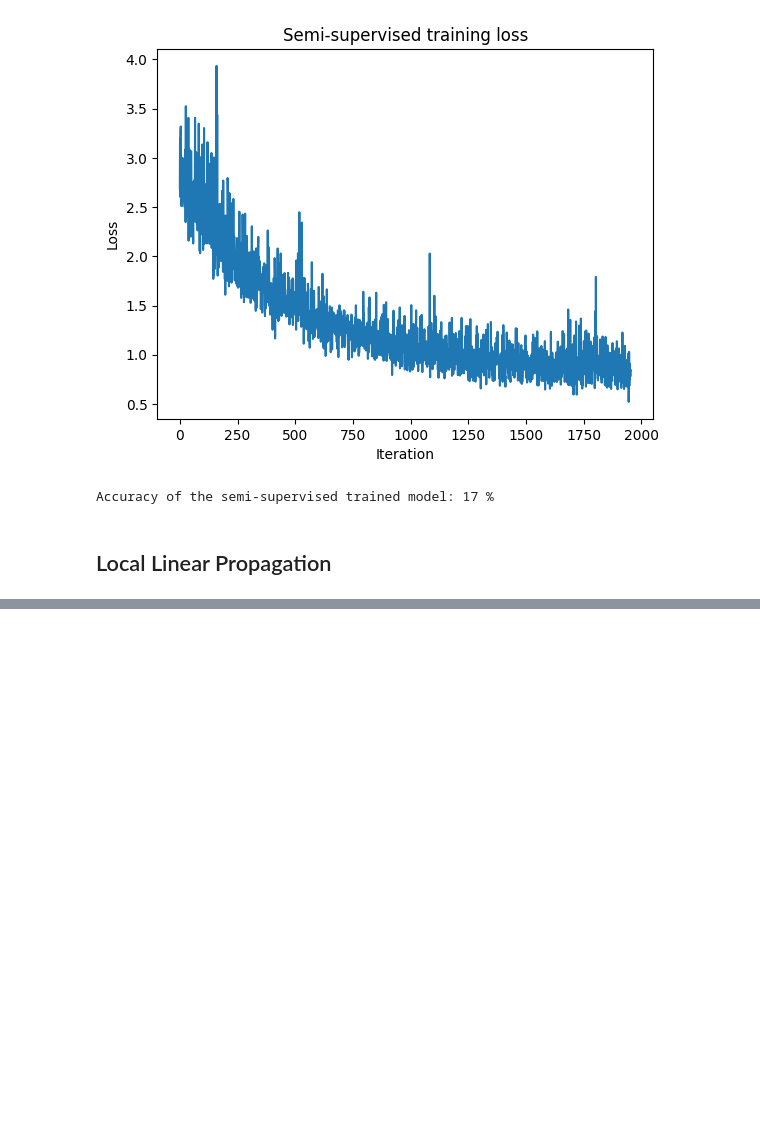
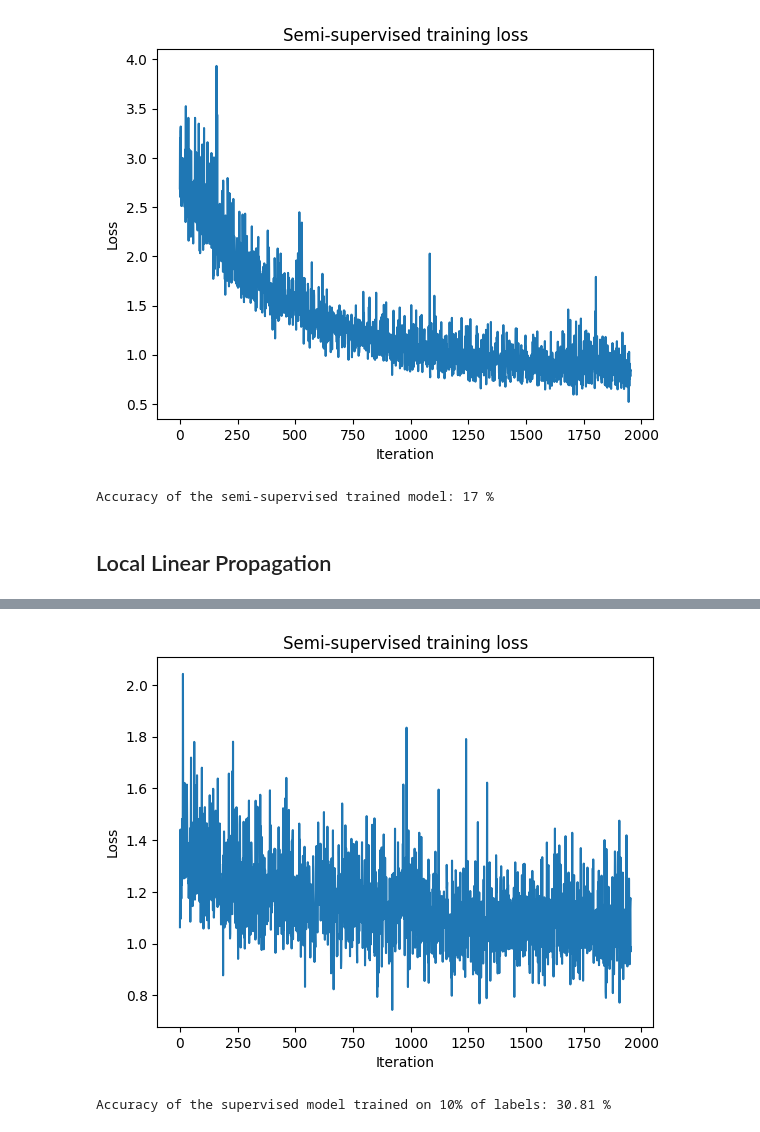
Before and after one commit to bill-l1/semi-supervised-cnn, a Jupyter notebook: cs484_final.ipynb, the cells around one changed output, grey strips where cells are left out. Cells and saved outputs as stored; diff of their text form; code cells hidden in the pictures; blank space fills up the shorter version.

```diff
--- a/cs484_final.ipynb
+++ b/cs484_final.ipynb
@@ -399,7 +411,7 @@ def LLP_pv(features, labels, k, T, temp, num_labels=10):
     distances = torch.cdist(unlabelled_features, labelled_features, p=2)
 
     # Find the k nearest neighbors for each point in x
-    _, indices = torch.topk(distances, k=min(k, len(only_labels)), largest=False)
+    # _, indices = torch.topk(distances, k=min(k, len(only_labels)), largest=False)
 
     # print(f"LLP indices (shape={indices.shape})")
 
@@ -419,7 +431,7 @@ def LLP_pv(features, labels, k, T, temp, num_labels=10):
     # print(f"piv (shape={piv.shape})")
 
     rho = torch.zeros(len(unlabelled_features), device=device)
-    _, T_nearest_indices = torch.topk(distances, k=min(T, len(only_labels)), largest=False)
+    _, T_nearest_indices = torch.topk(distances, k=min(max(T, K), len(only_labels)), largest=False)
     for vi, tn_to_v_idxs in enumerate(T_nearest_indices):
         for j in tn_to_v_idxs:
           rho[vi] += piv[vi, j]
@@ -435,7 +447,7 @@ def LLP_pv(features, labels, k, T, temp, num_labels=10):
     #         weights[v, j] = weight_term
     #         weights[v, j] /= torch.sum(piv[v])
 
-    for v, v_indices in enumerate(indices):
+    for v, v_indices in enumerate(T_nearest_indices[:, :min(K, T_nearest_indices.shape[1])]):
         for j in v_indices:
             weights[v][only_labels[j]] += piv[v, j] / rho[v]
 
@@ -467,9 +479,9 @@ semi_model_10.to(device)
 optimizer = torch.optim.SGD(semi_model_10.parameters(), lr=0.0001, momentum=0.9)
 ALPHA = 0.0001 # hyper parameter controlling weight of cluster loss
 NUM_EPOCHS = 5
-K = 10
-T = 25
-TEMP = 1000
+K = 5
+T = 10
+TEMP = 50
 
 losses = []
 
@@ -519,0 +536,13 @@ Epoch 1/10, Loss: 0.5505
+# %%
+plt.plot(losses)
+plt.title('Semi-supervised training loss')
+plt.ylabel('Loss')
+plt.xlabel('Iteration')
+plt.show()
+# %% [output]
+[figure, added]
+# %%
+pct_correct_supervised_trained = 100 * evaluate_model(semi_model_10, loader_valid)
+print(f"Accuracy of the supervised model trained on 10% of labels: {pct_correct_supervised_trained} %")
+# %% [output]
+Accuracy of the supervised model trained on 10% of labels: 30.81 %
```
Also changed, not shown: parts of 9 cells of this notebook, 1 other file.
